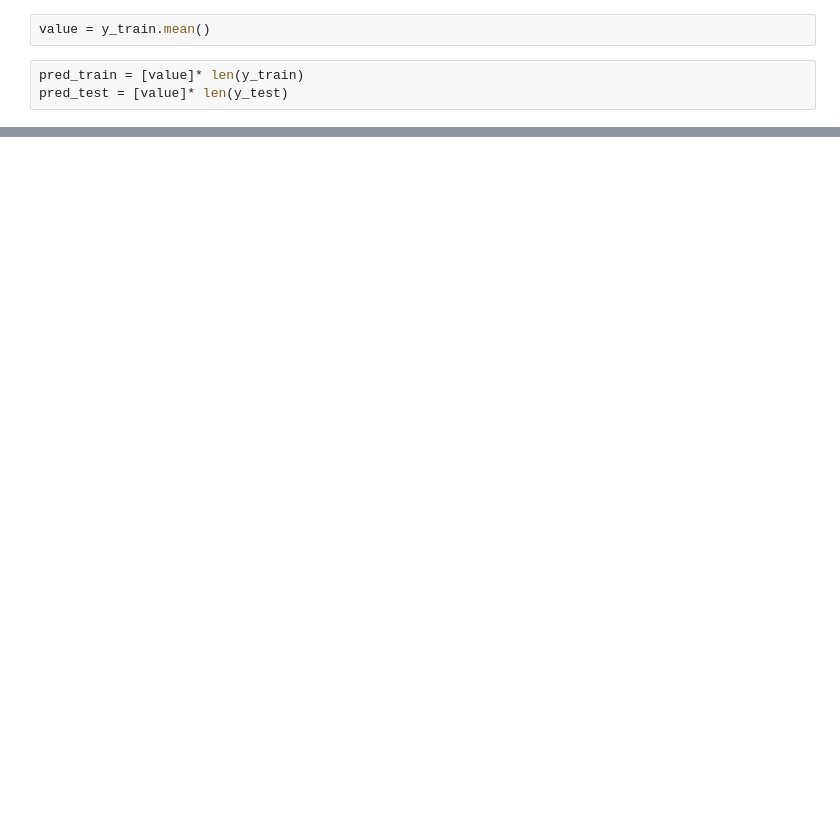
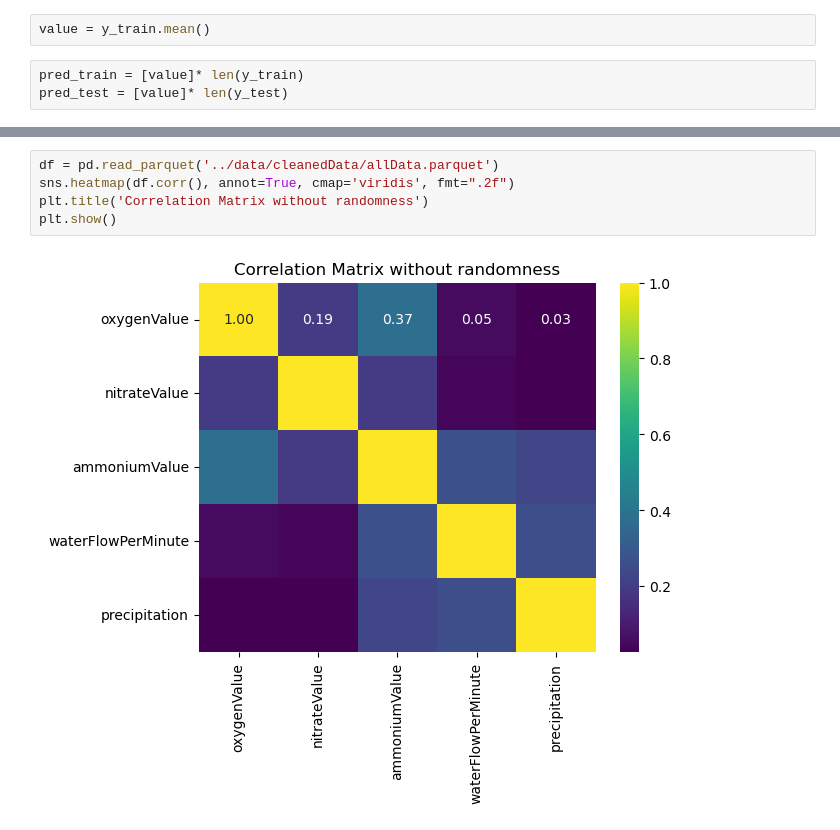
Before and after one commit to Simon-Manasse/DDD-DTW, a Jupyter notebook: src/AverageTarget.ipynb, the cells around one changed output, grey strips where cells are left out. Cells and saved outputs as stored; diff of their text form; blank space fills up the shorter version.

```diff
--- a/src/AverageTarget.ipynb
+++ b/src/AverageTarget.ipynb
@@ -68,0 +190,7 @@ plt.show()
+# %%
+df = pd.read_parquet('../data/cleanedData/allData.parquet')
+sns.heatmap(df.corr(), annot=True, cmap='viridis', fmt=".2f")
+plt.title('Correlation Matrix without randomness')
+plt.show()
+# %% [output]
+[figure, added]
```
Also changed, not shown: parts of 20 cells of this notebook, 1 other file.
